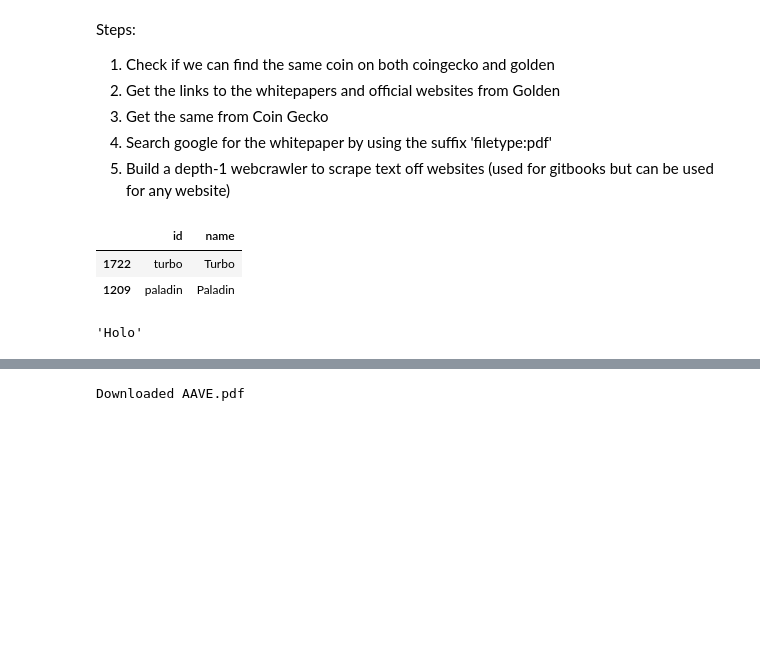
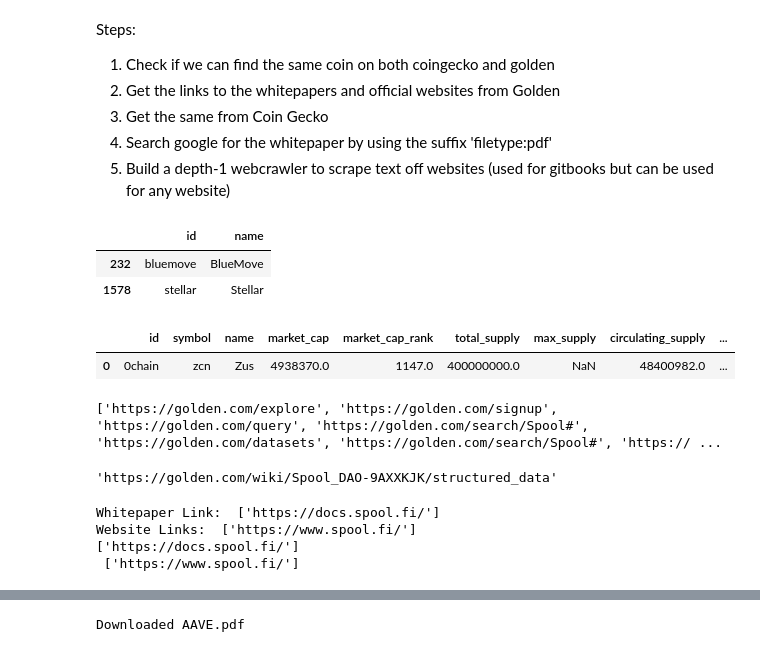
Before and after one commit to KvKid/cryptoafresh, a Jupyter notebook: implementation.ipynb, the cells around one changed output, grey strips where cells are left out. Saved outputs shown, nothing was run; the diff lists cells and outputs as text; code cells hidden in the pictures; blank space fills up the shorter version.

```diff
--- a/implementation.ipynb
+++ b/implementation.ipynb
@@ -12,10 +15,10 @@ Steps:
 4. Search google for the whitepaper by using the suffix 'filetype:pdf'
 5. Build a depth-1 webcrawler to scrape text off websites (used for gitbooks but can be used for any website)
 # %%
-import numpy as np
+df = pd.read_csv('./Coins.csv')
 sample = df.loc[np.random.choice(range(0,len(df['name'])),2),['id','name']]
 sample
 # %% [output]
 |  | id | name |
-| 1722 | turbo | Turbo |
-| 1209 | paladin | Paladin |
+| 232 | bluemove | BlueMove |
+| 1578 | stellar | Stellar |
@@ -25,4 +24,0 @@ crypto_analyse = wu.cryptoafresh()
-# %%
-list(sample['name'])[0]
-# %% [output]
-'Holo'
@@ -31,0 +25,26 @@ import numpy as np
+# %%
+df[df["name"]=="Zus"]
+# %% [output]
+|  | id | symbol | name | market_cap | market_cap_rank | total_supply | max_supply | circulating_supply | ... |
+| 0 | 0chain | zcn | Zus | 4938370.0 | 1147.0 | 400000000.0 | NaN | 48400982.0 | ... |
+# %%
+crypto_analyse = wu.cryptoafresh()
+crypto_analyse.initialise_webdriver()
+wiki_link = crypto_analyse.get_wiki_link_of_cg_from_golden_sel("Spool")
+# %% [output]
+['https://golden.com/explore', 'https://golden.com/signup', 'https://golden.com/query', 'https://golden.com/search/Spool#', 'https://golden.com/datasets', 'https://golden.com/search/Spool#', 'https:// ...
+# %%
+wiki_link
+# %% [output]
+'https://golden.com/wiki/Spool_DAO-9AXXKJK/structured_data'
+# %%
+a,b = crypto_analyse.golden_whitepapers_urls_sel("Spool")
+print("Whitepaper Link: ",a)
+print("Website Links: ",b)
+
+print(a,"\n",b)
+# %% [output]
+Whitepaper Link:  ['https://docs.spool.fi/']
+Website Links:  ['https://www.spool.fi/']
+['https://docs.spool.fi/']
+ ['https://www.spool.fi/']
```
Also changed, not shown: parts of 13 cells of this notebook, 9 other files.
